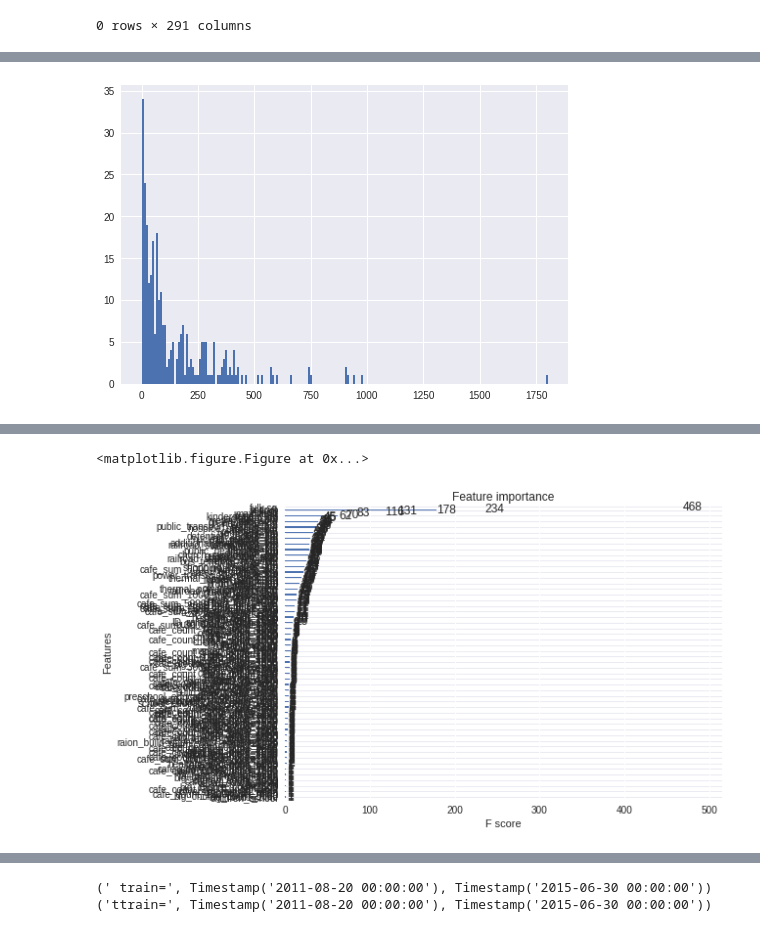
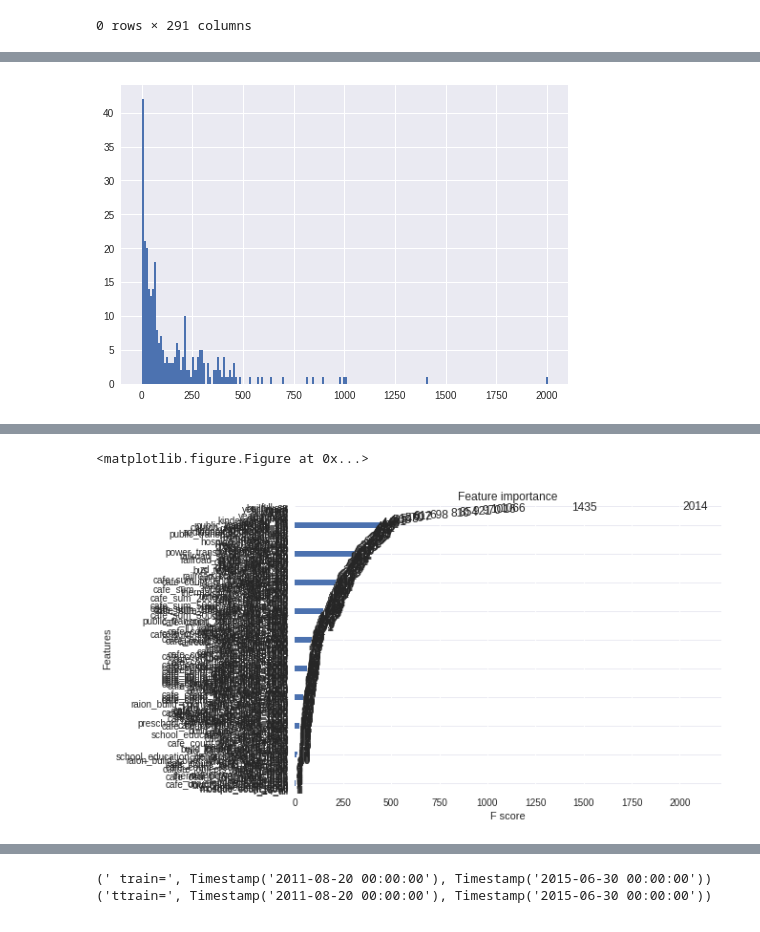
Before and after one commit to SorokinV/Kaggle-2017-SberBank, a Jupyter notebook: Jupiter/sb-v01-head-01-rmse-03-multi.ipynb, the cells around one changed output, grey strips where cells are left out. Saved outputs shown, nothing was run; the diff lists cells and outputs as text; code cells hidden in the pictures.

```diff
--- a/Jupiter/sb-v01-head-01-rmse-03-multi.ipynb
+++ b/Jupiter/sb-v01-head-01-rmse-03-multi.ipynb
@@ -100,0 +102,6 @@ macro= (2484, 99) ntrain= (30471, 291) ntest= (7662, 290) xLL= (2297, 185)
+# %%
+print(ntrain.shape)
+ntrain = ntrain[ntrain.max_floor.notnull()]
+ntrain = ntrain[ntrain.num_room.notnull()]
+ntrain = ntrain[ntrain.kitch_sq.notnull()]
+ntrain.shape
@@ -414,6 +420,11 @@ col_notuse += ['material'] #'build-year'] # ???????????????????
 ##col_notuse += ['area_m','sub_area','state'] # ???????????????????  22-06
 ##col_notuse += ['state'] # ??????????????????? 22-06
 ##col_notuse += ['full_sq','max_floor'] # ??????????????????? 22-06
+col_notuse += ['state','build_year'] # 28-06-2017
+col_notuse += ['cafe_sum_500_min_price_avg','cafe_sum_1000_min_price_avg','cafe_sum_2000_min_price_avg'] # 28-06
+col_notuse += ['cafe_sum_1500_min_price_avg','cafe_sum_1000_max_price_avg','cafe_sum_2000_max_price_avg','cafe_sum_500_max_price_avg'] # 28-06
+col_notuse += ['hospital_beds_raion'] # 28-06-2017
+
 
 
 ##################################################################
@@ -463,12 +474,12 @@ def pd1ml (col_notuse,col_res,train,test,macro,ll) :
     print ntrain.shape, ntest.shape
     return pd1(col_notuse,col_res,ntrain,ntest)
 # %%
-col_notuse = col_notuse + col_not_use_imp
+#col_notuse = col_notuse + ffs.index[ffs.imp<250].values.tolist()
 #train_x, train_y, test_x  = pd1ml (col_notuse,col_res,ttrain,ttest,nmacro,xLL)
 #train_x, train_y, test_x  = pd1m (col_notuse,col_res,ttrain,ttest,nmacro)
 #train_x, train_y, test_x  = pd1l (col_notuse,col_res,ttrain,ttest,xLL)
-train_x, train_y, test_x  = pd1 (col_notuse,col_res,ttrain,ttest)
-#train_x, train_y, test_x  = pd1l (col_notuse,col_res,ttrain,ttest,xLL)
+#train_x, train_y, test_x  = pd1 (col_notuse,col_res,ttrain,ttest)
+train_x, train_y, test_x  = pd1l (col_notuse,col_res,ttrain,ttest,xLL)
 
 print train.shape, train_x.shape, train_y.shape, test.shape, test_x.shape
 # %% [output]
@@ -850,7 +863,7 @@ week       316.0
 # %%
 plt.hist(ffs.imp,bins=200); plt.show()
 # %% [output]
-[figure, old version]
+[figure, new version]
 # %%
 col_not_use_imp = ffs.index[ffs.imp<250].values.tolist()
 print(len(col_not_use_imp ))
@@ -876,9 +889,9 @@ col_not_use_imp
  'stadium_km']
 # %%
 aax = plt.figure(figsize=(16, 16));
-xgb.plot_importance(bst);
+xgb.plot_importance(bstCV);
 #xgb.plot_tree(bst);
 plt.show()
 # %% [output]
 <matplotlib.figure.Figure at 0x...>
-[figure, old version]
+[figure, new version]
```
Also changed, not shown: parts of 23 cells of this notebook.
